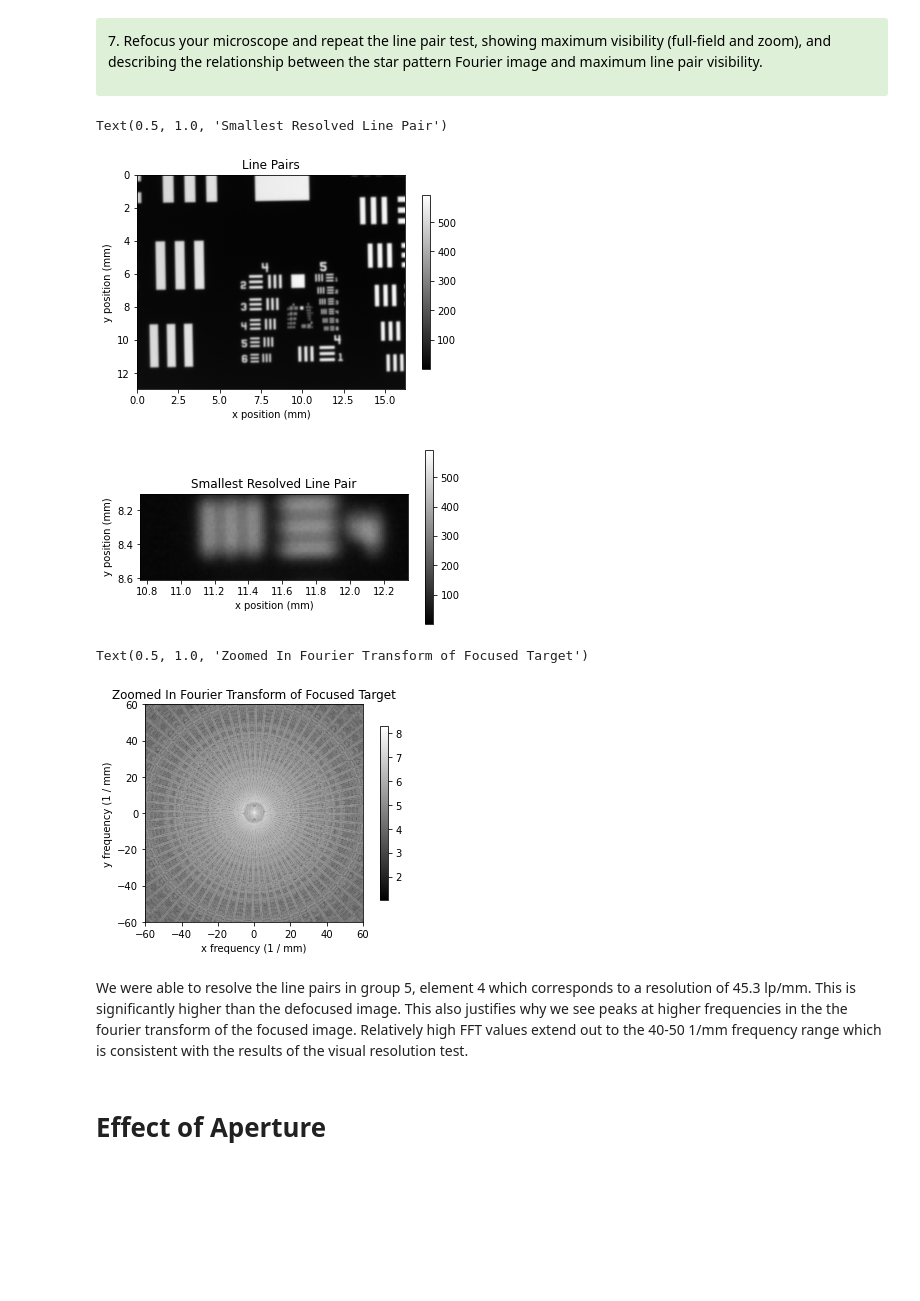
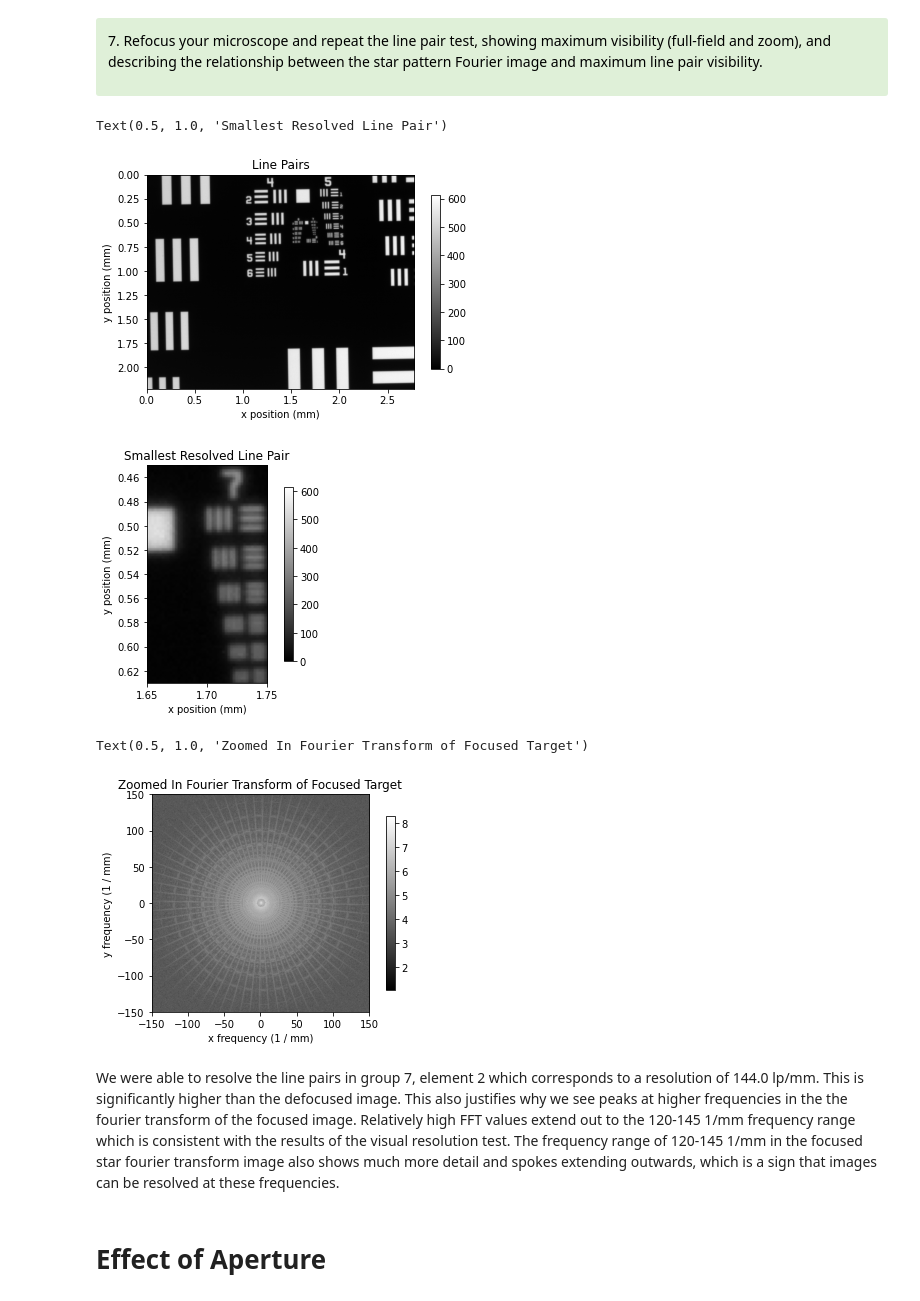
Before and after one commit to dishamishra/Labs_Imager, a Jupyter notebook: Lab2 Part2 (Clean).ipynb, the cells around one changed output. Saved outputs shown, nothing was run; the diff lists cells and outputs as text; code cells hidden in the pictures; blank space fills up the shorter version.

```diff
--- a/Lab2 Part2 (Clean).ipynb
+++ b/Lab2 Part2 (Clean).ipynb
@@ -252,39 +273,39 @@ np.save("FocusLPData", img)
 # %%
-fig = np.load("FocusLPData.npy")
+fig = np.load("FocusLPData2.npy")
 X=fig.shape[1]
 Y=fig.shape[0]
 x=plt.imshow(fig, cmap='gray', extent=[0,X*mmpp,Y*mmpp,0])
 plt.colorbar(x,shrink=0.8)
 plt.title("Line Pairs")
 plt.xlabel("x position (mm)")
 plt.ylabel("y position (mm)")
 plt.figure()
 x=plt.imshow(fig, cmap='gray', extent=[0,X*mmpp,Y*mmpp,0])
 plt.colorbar(x, shrink=0.8)
-plt.xlim(850*mmpp,975*mmpp)
-plt.ylim(680*mmpp,640*mmpp)
+plt.xlim(1.65, 1.75)
+plt.ylim(0.63,0.45)
 plt.xlabel("x position (mm)")
 plt.ylabel("y position (mm)")
 plt.title("Smallest Resolved Line Pair") #5,4
 # %% [output]
 Text(0.5, 1.0, 'Smallest Resolved Line Pair')
-[figure, old version]
+[figure, new version]
-[figure, old version]
+[figure, new version]
 # %%
 F = np.load('StarData.npy')
 fft = fftshift(fft2(ifftshift(F)))
 x = plt.imshow(np.log10(np.abs(fft)), cmap='gray', extent=[-fs/2,fs/2,fs/2,-fs/2])
 plt.colorbar(x, shrink=0.8)
-plt.xlim(-60,60)
-plt.ylim(-60,60)
+plt.xlim(-150,150)
+plt.ylim(-150,150)
 plt.xlabel("x frequency (1 / mm)")
 plt.ylabel("y frequency (1 / mm)")
 plt.title("Zoomed In Fourier Transform of Focused Target")
 # %% [output]
 Text(0.5, 1.0, 'Zoomed In Fourier Transform of Focused Target')
-[figure, old version]
+[figure, new version]
 # %% [markdown]
-We were able to resolve the line pairs in group 5, element 4 which corresponds to a resolution of 45.3 lp/mm. This is significantly higher than the defocused image. This also justifies why we see peaks at higher frequencies in the the fourier transform of the focused image. Relatively high FFT values extend out to the 40-50 1/mm frequency range which is consistent with the results of the visual resolution test.
+We were able to resolve the line pairs in group 7, element 2 which corresponds to a resolution of 144.0 lp/mm. This is significantly higher than the defocused image. This also justifies why we see peaks at higher frequencies in the the fourier transform of the focused image. Relatively high FFT values extend out to the 120-145 1/mm frequency range which is consistent with the results of the visual resolution test. The frequency range of 120-145 1/mm in the focused star fourier transform image also shows much more detail and spokes extending outwards, which is a sign that images can be resolved at these frequencies.
 # %% [markdown]
 # Effect of Aperture
 # %% [markdown]
```
Also changed, not shown: parts of 5 cells of this notebook, 2 other files.
